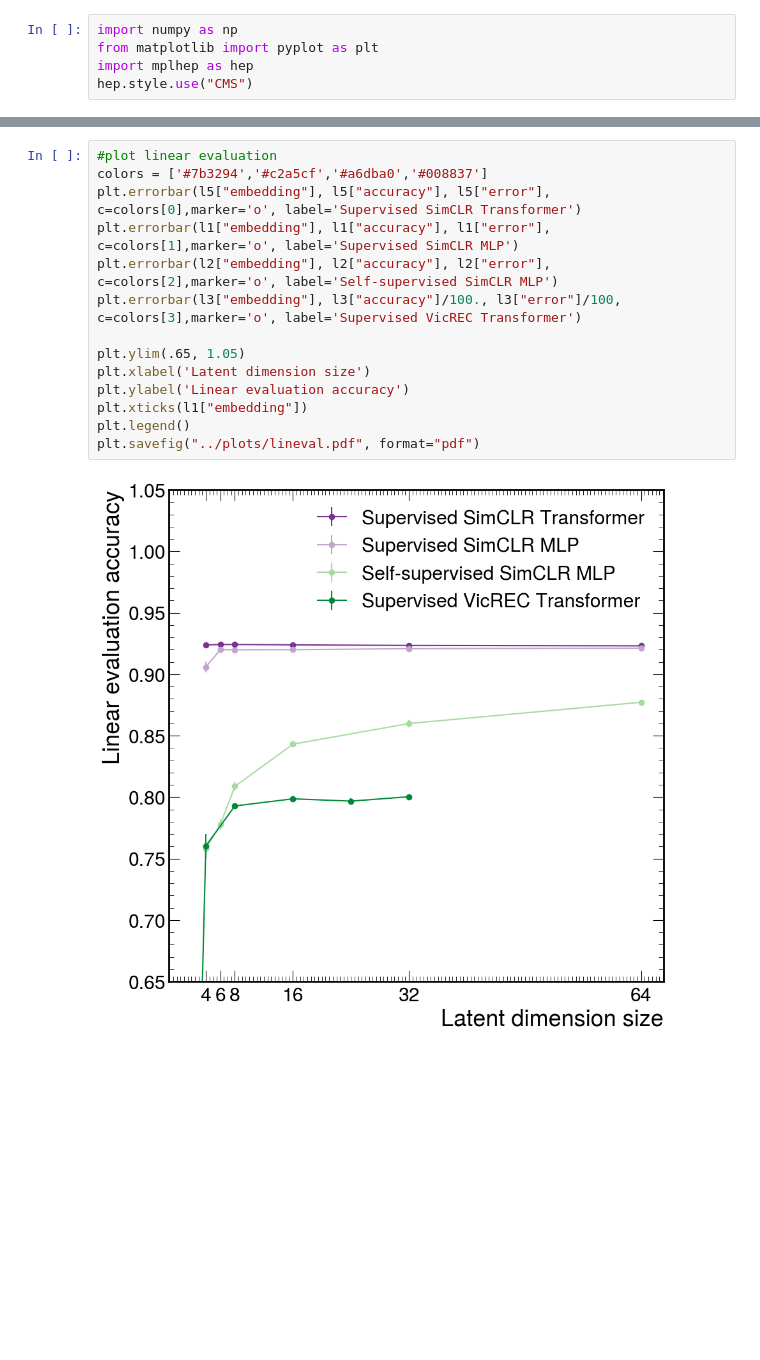
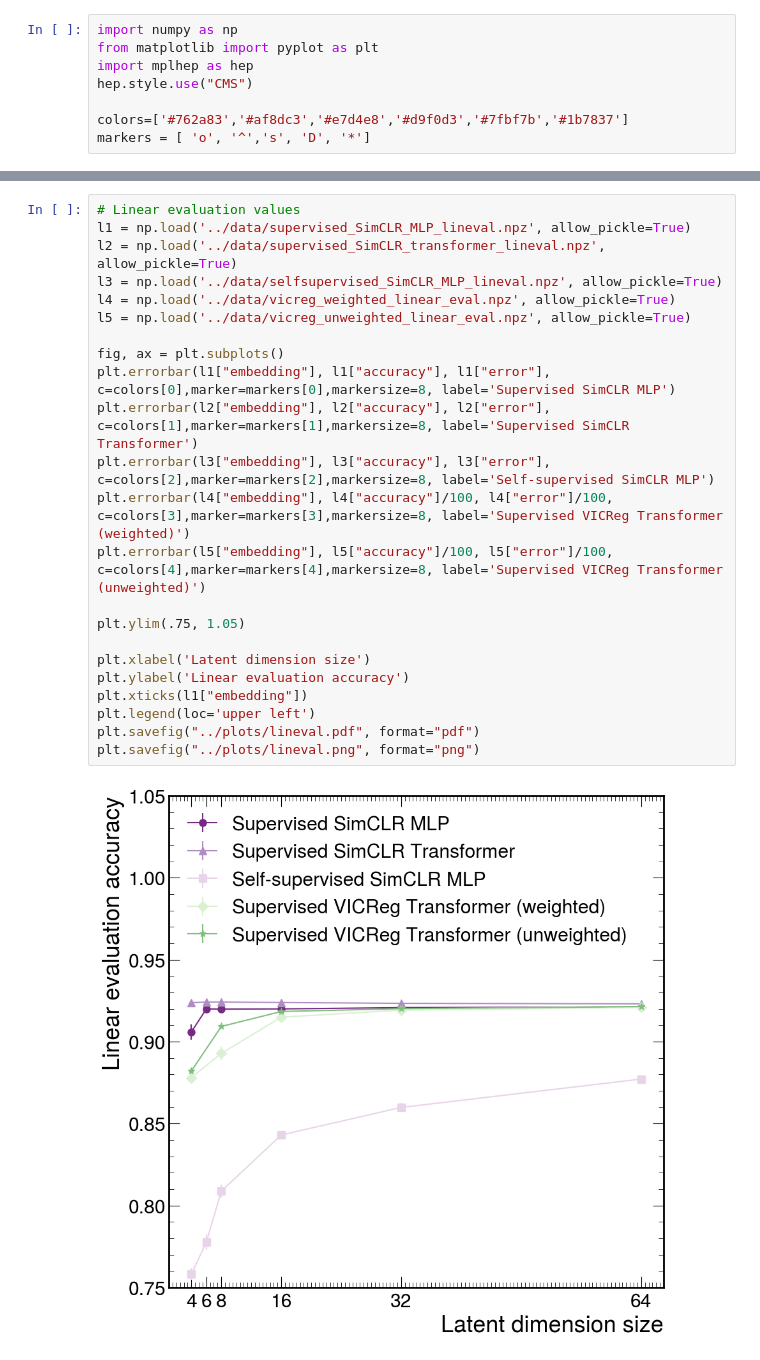
Before and after one commit to katyagovorkova/cl-orca, a Jupyter notebook: paper/scripts/accuracy_plots.ipynb, the cells around one changed output, grey strips where cells are left out. Drawn from its saved outputs; the diff is of its cells as text; blank space fills up the shorter version.

Commit message:
adding latest data files

```diff
--- a/paper/scripts/accuracy_plots.ipynb
+++ b/paper/scripts/accuracy_plots.ipynb
@@ -3,3 +3,6 @@ import numpy as np
 from matplotlib import pyplot as plt
 import mplhep as hep
 hep.style.use("CMS")
+
+colors=['#762a83','#af8dc3','#e7d4e8','#d9f0d3','#7fbf7b','#1b7837']
+markers = [ 'o', '^','s', 'D', '*']
@@ -19,16 +9,25 @@ p5 = np.load('../data/supervised_SimCLR_transformer_pvals_asym.npz', allow_pickl
 # %%
-#plot linear evaluation
-colors = ['#7b3294','#c2a5cf','#a6dba0','#008837']
-plt.errorbar(l5["embedding"], l5["accuracy"], l5["error"], c=colors[0],marker='o', label='Supervised SimCLR Transformer')
-plt.errorbar(l1["embedding"], l1["accuracy"], l1["error"], c=colors[1],marker='o', label='Supervised SimCLR MLP')
-plt.errorbar(l2["embedding"], l2["accuracy"], l2["error"], c=colors[2],marker='o', label='Self-supervised SimCLR MLP')
-plt.errorbar(l3["embedding"], l3["accuracy"]/100., l3["error"]/100, c=colors[3],marker='o', label='Supervised VicREC Transformer')
+# Linear evaluation values
+l1 = np.load('../data/supervised_SimCLR_MLP_lineval.npz', allow_pickle=True)
+l2 = np.load('../data/supervised_SimCLR_transformer_lineval.npz', allow_pickle=True)
+l3 = np.load('../data/selfsupervised_SimCLR_MLP_lineval.npz', allow_pickle=True)
+l4 = np.load('../data/vicreg_weighted_linear_eval.npz', allow_pickle=True)
+l5 = np.load('../data/vicreg_unweighted_linear_eval.npz', allow_pickle=True)
 
-plt.ylim(.65, 1.05)
+fig, ax = plt.subplots()
+plt.errorbar(l1["embedding"], l1["accuracy"], l1["error"], c=colors[0],marker=markers[0],markersize=8, label='Supervised SimCLR MLP')
+plt.errorbar(l2["embedding"], l2["accuracy"], l2["error"], c=colors[1],marker=markers[1],markersize=8, label='Supervised SimCLR Transformer')
+plt.errorbar(l3["embedding"], l3["accuracy"], l3["error"], c=colors[2],marker=markers[2],markersize=8, label='Self-supervised SimCLR MLP')
+plt.errorbar(l4["embedding"], l4["accuracy"]/100, l4["error"]/100, c=colors[3],marker=markers[3],markersize=8, label='Supervised VICReg Transformer (weighted)')
+plt.errorbar(l5["embedding"], l5["accuracy"]/100, l5["error"]/100, c=colors[4],marker=markers[4],markersize=8, label='Supervised VICReg Transformer (unweighted)')
+
+plt.ylim(.75, 1.05)
+
 plt.xlabel('Latent dimension size')
 plt.ylabel('Linear evaluation accuracy')
 plt.xticks(l1["embedding"])
-plt.legend()
+plt.legend(loc='upper left')
 plt.savefig("../plots/lineval.pdf", format="pdf")
+plt.savefig("../plots/lineval.png", format="png")
 # %% [output]
-[figure, old version]
+[figure, new version]
```
Also changed, not shown: parts of 7 cells of this notebook, 58 other files.
